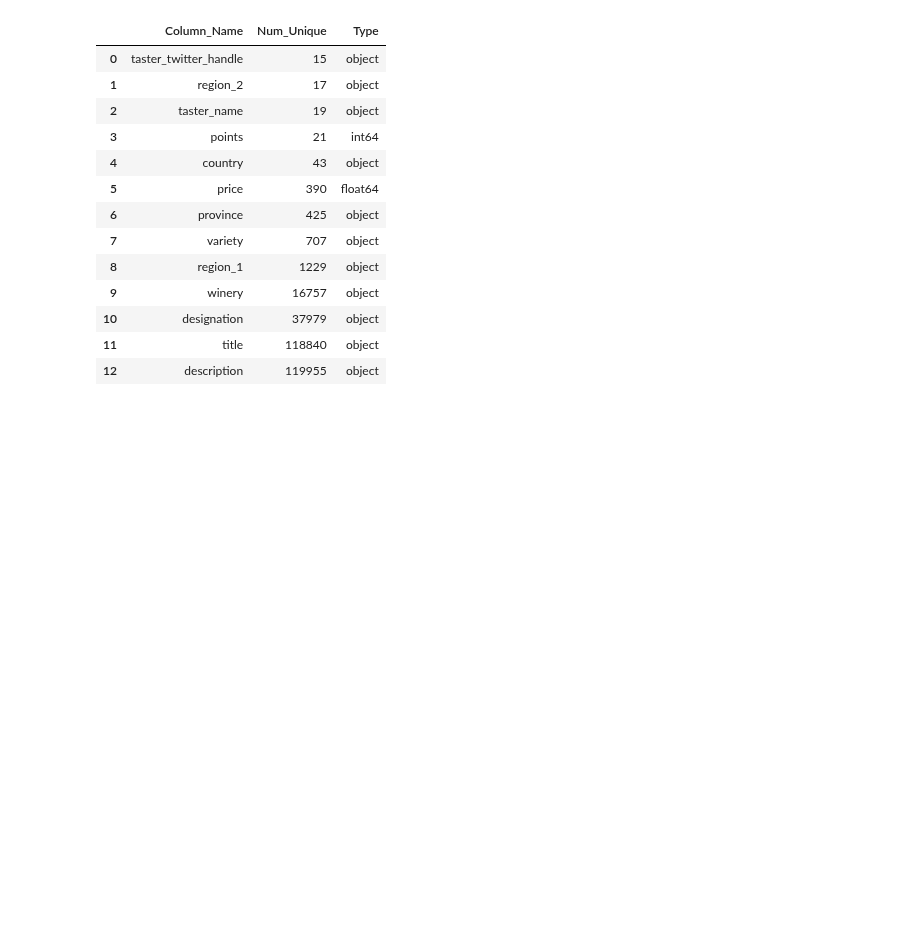
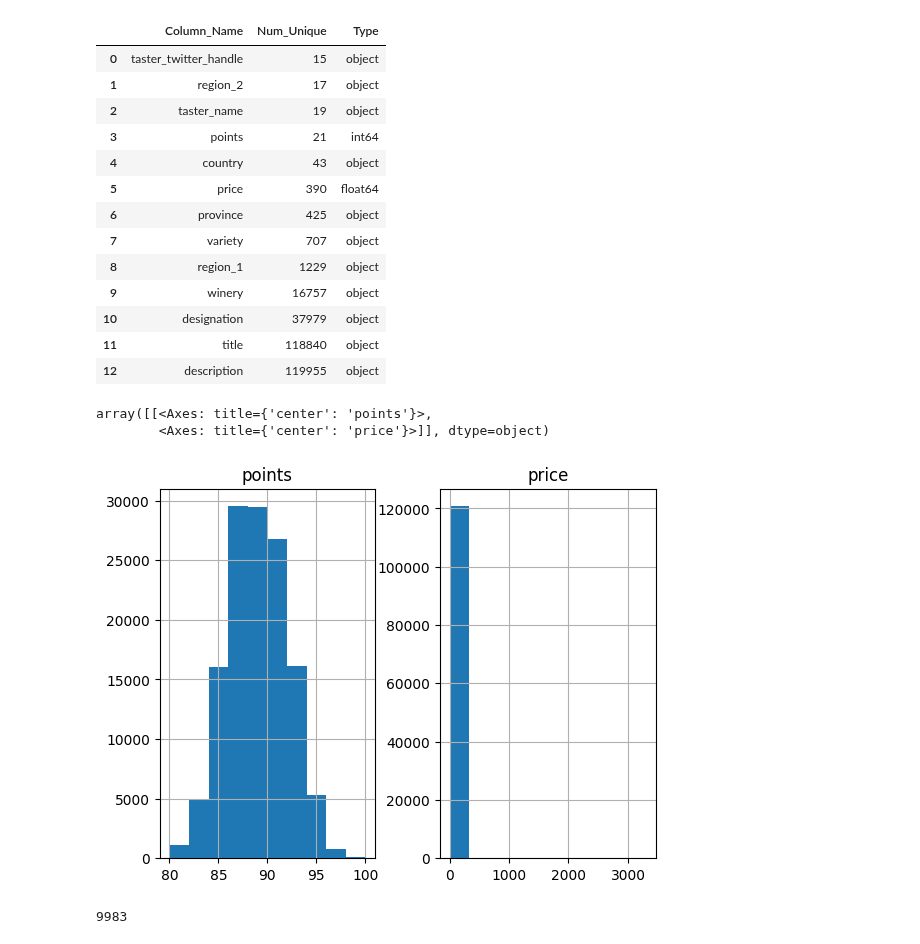
Before and after one commit to Serstefs/sfds, a Jupyter notebook: DS/EDA-1. Введение в разведывательный анализ данных. Алгоритмы и методы EDA/EDA-1. Введение в разведывательный анализ данных. Алгоритмы и методы EDA.ipynb, the cells around one changed output. Saved outputs shown, nothing was run; the diff lists cells and outputs as text; code cells hidden in the pictures; blank space fills up the shorter version.

```diff
--- a/DS/EDA-1. Введение в разведывательный анализ данных. Алгоритмы и методы EDA/EDA-1. Введение в разведывательный анализ данных. Алгоритмы и методы EDA.ipynb
+++ b/DS/EDA-1. Введение в разведывательный анализ данных. Алгоритмы и методы EDA/EDA-1. Введение в разведывательный анализ данных. Алгоритмы и методы EDA.ipynb
@@ -309,7 +311,18 @@ display(unique_counts)
 | 10 | designation | 37979 | object |
 | 11 | title | 118840 | object |
 | 12 | description | 119955 | object |
+# %%
+# построим распеределение всех возможных признаков быстрой просто визуализацией
+hist = data.hist()
+hist
+# %% [output]
+array([[<Axes: title={'center': 'points'}>,
+        <Axes: title={'center': 'price'}>]], dtype=object)
+[figure, added]
 # %%
 # Проанализируйте датасет на наличие дублирующихся винных обзоров. Если дублирующиеся
 # записи есть, удалите их. В поле ниже введите, сколько дублирующихся записей вам удалось
 # обнаружить.
+data.duplicated().sum()
+# %% [output]
+9983
```
Also changed, not shown: parts of 25 cells of this notebook, 2 other files.
